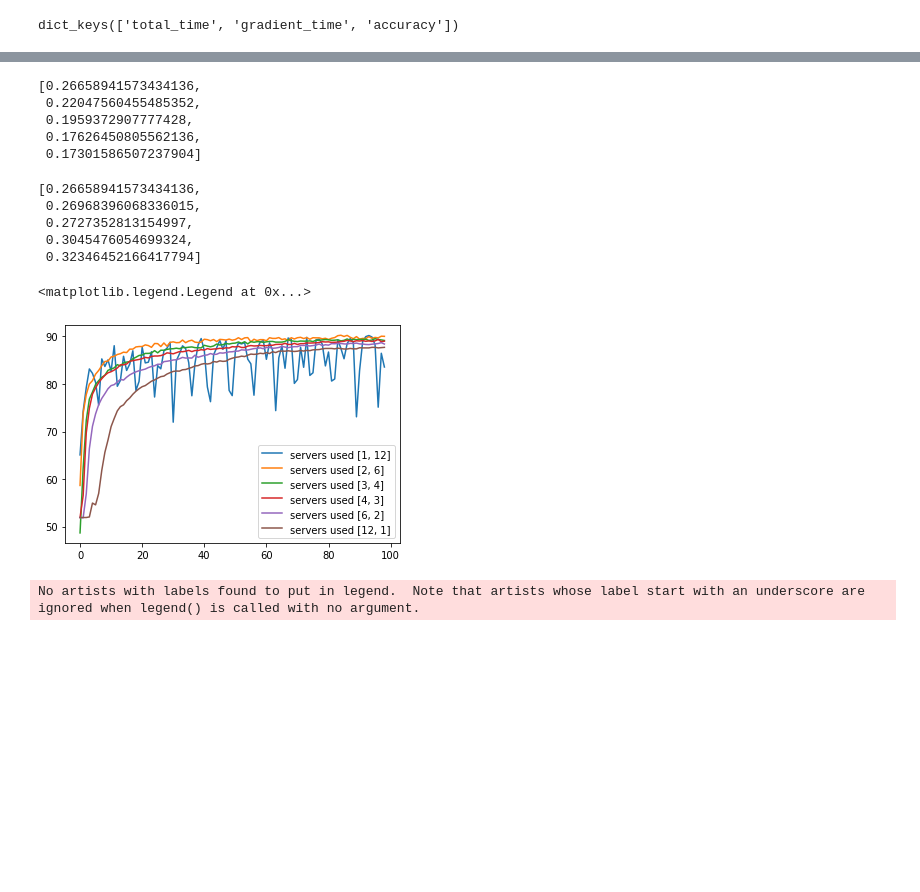
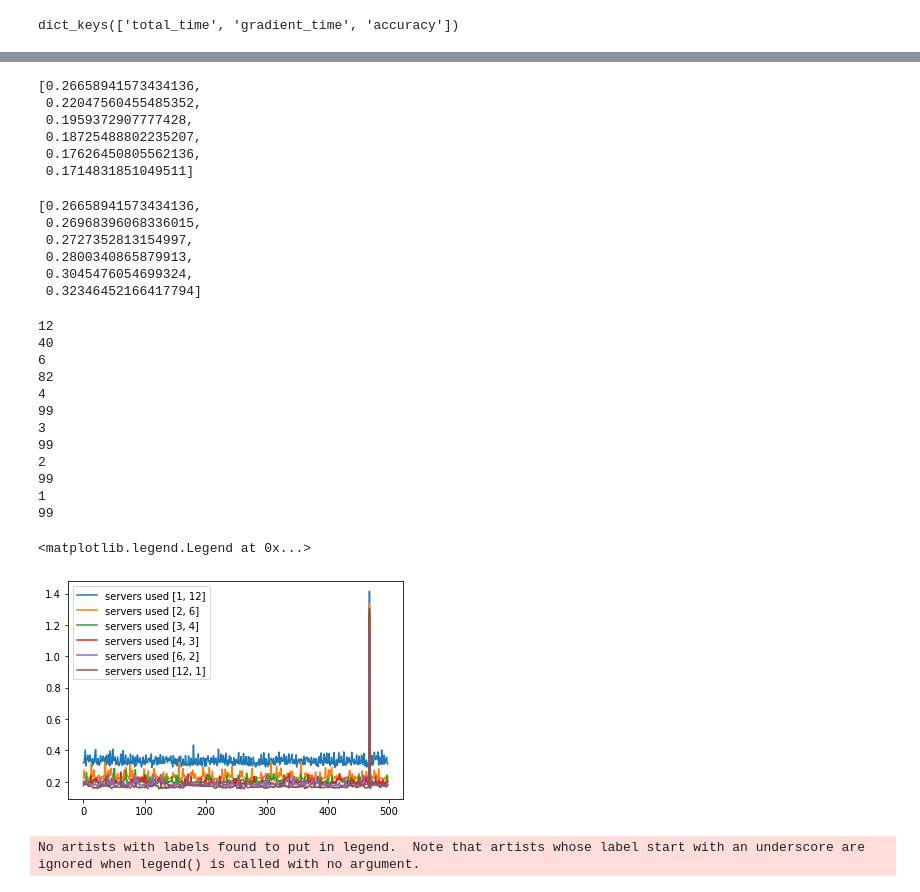
Before and after one commit to amanpatel101/CS244BParameterServer, a Jupyter notebook: notebooks/figure3_plots.ipynb, the cells around one changed output, grey strips where cells are left out. Drawn from its saved outputs; the diff is of its cells as text; code cells hidden in the pictures; blank space fills up the shorter version.

Commit message:
restructuring scripts used into a new folder and few changes to plot 3 notebooks

```diff
--- a/notebooks/figure3_plots.ipynb
+++ b/notebooks/figure3_plots.ipynb
@@ -7,15 +7,15 @@ total_gradient_time = []
 total_time = []
 total_acc=[]
 std_acc=[]
-for idx in [1,2,4,8, 10]:
+for idx in [1,2,4,6,8, 12]:
     s10w1_1 = json.load(open("/mnt/lab_data3/anusri/CS244B/CS244BParameterServer/results/servers_"+str(idx)+"_workerss_1_try_1.json"))
     s10w1_2 = json.load(open("/mnt/lab_data3/anusri/CS244B/CS244BParameterServer/results/servers_"+str(idx)+"_workerss_1_try_2.json"))
     s10w1_3 = json.load(open("/mnt/lab_data3/anusri/CS244B/CS244BParameterServer/results/servers_"+str(idx)+"_workerss_1_try_3.json"))
     tot_time = (np.array(s10w1_1["total_time"][1:])+np.array(s10w1_2["total_time"][1:])+np.array(s10w1_2["total_time"][1:]))/3
     tot_grad_time = (np.array(s10w1_1["gradient_time"][1:])+np.array(s10w1_2["gradient_time"][1:])+np.array(s10w1_2["gradient_time"][1:]))/3
-    tot_acc = (np.array(s10w1_1["accuracy"][1:])+np.array(s10w1_2["accuracy"][1:])+np.array(s10w1_2["accuracy"][1:]))/3
+    tot_acc = (np.array(s10w1_1["accuracy"][0:])+np.array(s10w1_2["accuracy"][0:])+np.array(s10w1_2["accuracy"][0:]))/3
 
-    plt.plot(tot_acc, label="servers used "+str(idx))
+    plt.plot(np.arange(0,500,5), tot_acc, label="servers used "+str(idx))
     total_gradient_time.append(np.mean(tot_grad_time))
     total_time.append(np.mean(tot_time))
 
@@ -23,6 +23,9 @@ for idx in [1,2,4,8, 10]:
     total_acc.append(np.mean([val]))
     std_acc.append(np.std(val))
 
+plt.xlabel("Number of iterations")
+plt.ylabel("Final accuracy")
+
 plt.legend()
 # %% [output]
 <matplotlib.legend.Legend at 0x...>
@@ -48,22 +86,0 @@ Text(0, 0.5, 'Accuracy')
-# %%
-total_gradient_time_w = []
-total_time_w=[]
-total_acc_w =[]
-std_acc_w =[]
-for idx in [1,2,4,8,10]:
-    s10w1_1 = json.load(open("/mnt/lab_data3/anusri/CS244B/CS244BParameterServer/results/servers_1_workerss_"+str(idx)+"_try_1.json"))
-    s10w1_2 = json.load(open("/mnt/lab_data3/anusri/CS244B/CS244BParameterServer/results/servers_1_workerss_"+str(idx)+"_try_2.json"))
-    s10w1_3 = json.load(open("/mnt/lab_data3/anusri/CS244B/CS244BParameterServer/results/servers_1_workerss_"+str(idx)+"_try_3.json"))
-    tot_time = (np.array(s10w1_1["total_time"][1:])+np.array(s10w1_2["total_time"][1:])+np.array(s10w1_2["total_time"][1:]))/3
-    total_acc = (np.array(s10w1_1["accuracy"])+np.array(s10w1_2["accuracy"])+np.array(s10w1_2["accuracy"]))/3
-    tot_grad_time = (np.array(s10w1_1["gradient_time"][1:])+np.array(s10w1_2["gradient_time"][1:])+np.array(s10w1_2["gradient_time"][1:]))/3
-
-    plt.plot(total_acc, label="workers used "+str(idx))
-    total_gradient_time_w.append(np.mean(tot_grad_time))
-    total_time_w.append(np.mean(tot_time))
-
-    val = [np.max(s10w1_1["accuracy"]), np.max(s10w1_2["accuracy"]), np.max(s10w1_3["accuracy"])]
-    total_acc_w.append(np.mean([val]))
-    std_acc_w.append(np.std(val))
-
-plt.legend()
@@ -109,50 +116,68 @@ total_gradient_time
 [0.26658941573434136,
  0.22047560455485352,
  0.1959372907777428,
+ 0.18725488802235207,
  0.17626450805562136,
- 0.17301586507237904]
+ 0.1714831851049511]
 # %%
 total_gradient_time_w
 
-12:1
-6:2
-4:3
-3:4
-2:6
-1:12
+#12:1
+#6:2
+#4:3
+#3:4
+#2:6
+#1:12
 # %% [output]
 [0.26658941573434136,
  0.26968396068336015,
  0.2727352813154997,
+ 0.2800340865879913,
  0.3045476054699324,
  0.32346452166417794]
 # %%
 total_gradient_time_1 = []
 total_time_1 = []
 total_acc_1 =[]
 total_std_1 =[]
 for idx in [[1,12],[2,6],[3,4],[4,3], [6,2], [12,1]]:
     s0 = idx[0]
     w0 = idx[1]
     s10w1_1 = json.load(open("/mnt/lab_data3/anusri/CS244B/CS244BParameterServer/results/servers_"+str(s0)+"_workerss_"+str(w0)+"_try_1.json"))
     s10w1_2 = json.load(open("/mnt/lab_data3/anusri/CS244B/CS244BParameterServer/results/servers_"+str(s0)+"_workerss_"+str(w0)+"_try_2.json"))
     s10w1_3 = json.load(open("/mnt/lab_data3/anusri/CS244B/CS244BParameterServer/results/servers_"+str(s0)+"_workerss_"+str(w0)+"_try_3.json"))
     tot_time = (np.array(s10w1_1["total_time"][1:])+np.array(s10w1_2["total_time"][1:])+np.array(s10w1_2["total_time"][1:]))/3
     tot_grad_time = (np.array(s10w1_1["gradient_time"][1:])+np.array(s10w1_2["gradient_time"][1:])+np.array(s10w1_2["gradient_time"][1:]))/3
-    tot_acc = (np.array(s10w1_1["accuracy"][1:])+np.array(s10w1_2["accuracy"][1:])+np.array(s10w1_2["accuracy"][1:]))/3
+    tot_acc = (np.array(s10w1_1["accuracy"][1:500//w0])+np.array(s10w1_2["accuracy"][1:500//w0])+np.array(s10w1_2["accuracy"][1:500//w0]))/3
 
-    plt.plot(tot_acc, label="servers used "+str(idx))
+    plt.plot(tot_grad_time, label="servers used "+str(idx))
     total_gradient_time_1.append(np.mean(tot_grad_time))
     total_time_1.append(np.mean(tot_time))
 
-    val = [np.max(s10w1_1["accuracy"]), np.max(s10w1_2["accuracy"]), np.max(s10w1_3["accuracy"])]
+    print(w0)
+    print(len(s10w1_1["accuracy"][1:500//w0]))
+    val = [np.max(s10w1_1["accuracy"][1:(500//w0)//5]), np.max(s10w1_2["accuracy"][1:(500//w0)//5]), np.max(s10w1_3["accuracy"][1:(500//w0)//5])]
+    #val = [np.max(s10w1_1["accuracy"][1:]), np.max(s10w1_2["accuracy"][1:]), np.max(s10w1_3["accuracy"][1:])]
+
     total_acc_1.append(np.mean([val]))
     total_std_1.append(np.std(val))
 
 plt.legend()
 # %% [output]
-<matplotlib.legend.Legend at 0x...>
+12
+40
+6
+82
+4
+99
+3
+99
+2
+99
+1
+99
+<matplotlib.legend.Legend at 0x...>
-[figure, old version]
+[figure, new version]
 # %%
 plt.scatter([1,2,3,4,6,12], total_time_1)
 plt.plot([1,2,3,4,6,12], total_time_1)
```
Also changed, not shown: parts of 10 cells of this notebook, 6 other files.
